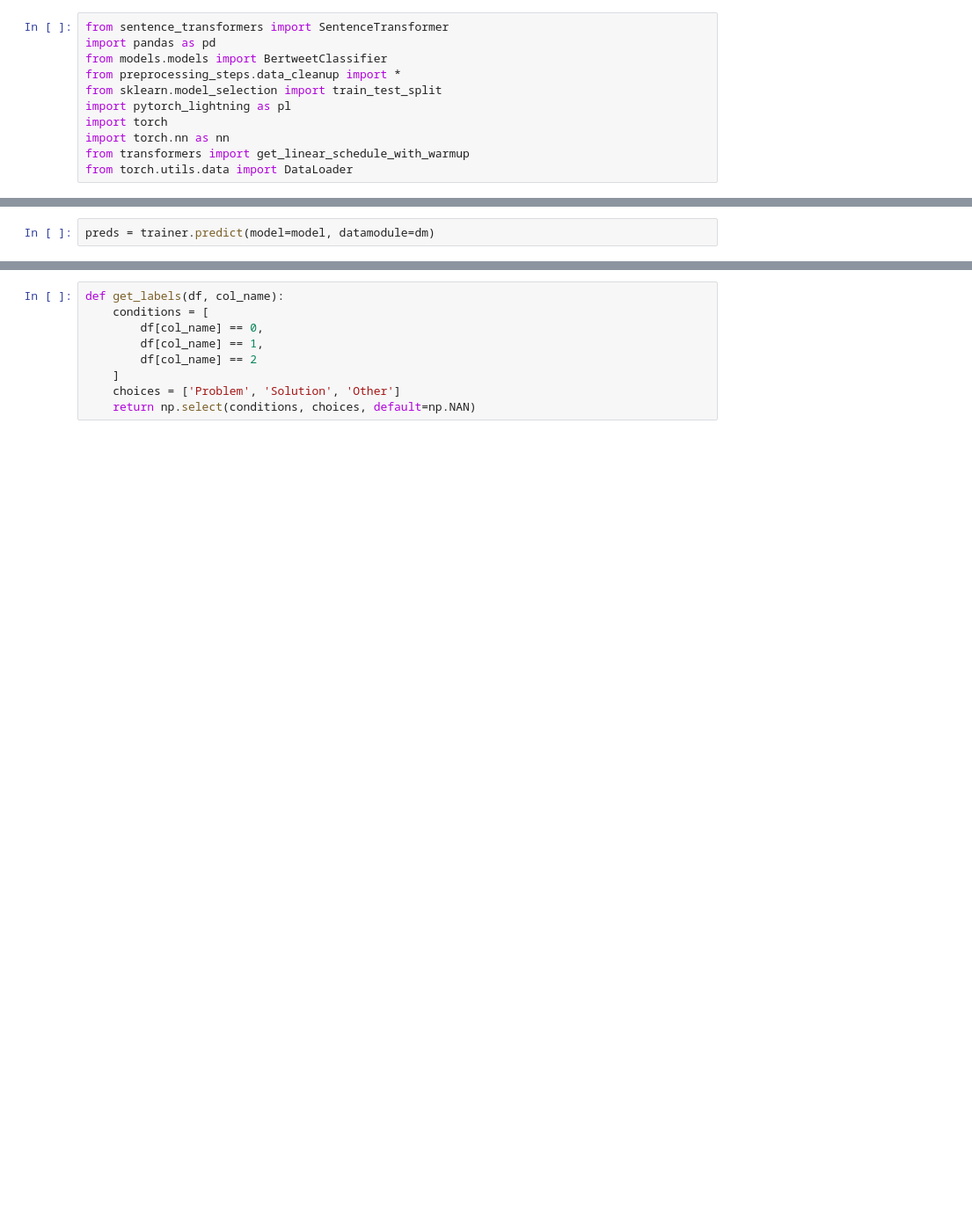
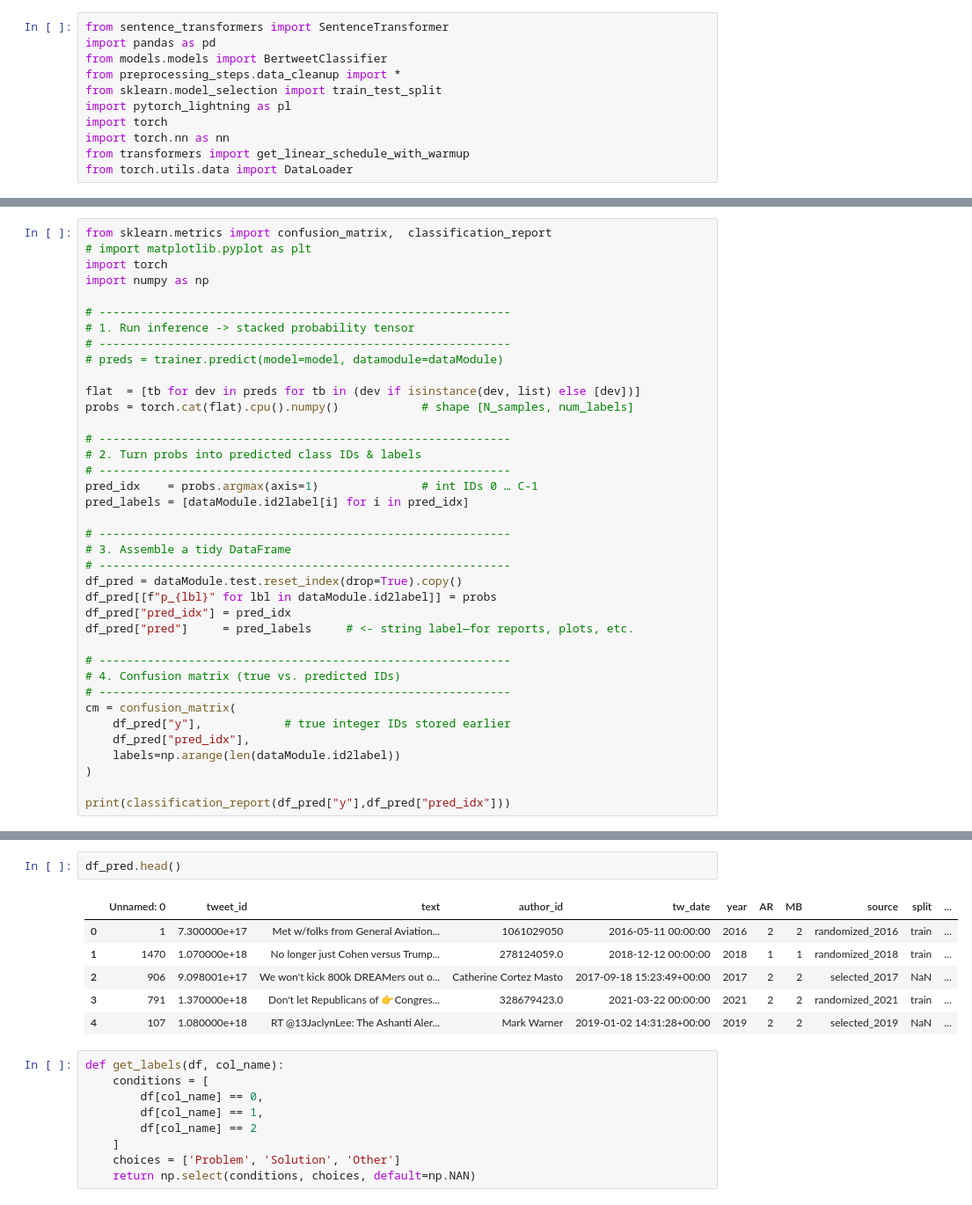
Before and after one commit to kertox662/label_tweets, a Jupyter notebook: train.ipynb, the cells around one changed output, grey strips where cells are left out. Shown: that part at 88% size. Drawn from its saved outputs; the diff is of its cells as text; blank space fills up the shorter version.

Commit message:
Added predict_loader

```diff
--- a/train.ipynb
+++ b/train.ipynb
@@ -219,2 +249,0 @@ print(test_metrics)
-# %%
-preds = trainer.predict(model=model, datamodule=dm)
@@ -227,0 +268,38 @@ Other: 2
+# %%
+from sklearn.metrics import confusion_matrix,  classification_report
+# import matplotlib.pyplot as plt
+import torch
+import numpy as np
+
+# ------------------------------------------------------------
+# 1. Run inference -> stacked probability tensor
+# ------------------------------------------------------------
+# preds = trainer.predict(model=model, datamodule=dataModule)
+
+flat  = [tb for dev in preds for tb in (dev if isinstance(dev, list) else [dev])]
+probs = torch.cat(flat).cpu().numpy()            # shape [N_samples, num_labels]
+
+# ------------------------------------------------------------
+# 2. Turn probs into predicted class IDs & labels
+# ------------------------------------------------------------
+pred_idx    = probs.argmax(axis=1)               # int IDs 0 … C-1
+pred_labels = [dataModule.id2label[i] for i in pred_idx]
+
+# ------------------------------------------------------------
+# 3. Assemble a tidy DataFrame
+# ------------------------------------------------------------
+df_pred = dataModule.test.reset_index(drop=True).copy()
+df_pred[[f"p_{lbl}" for lbl in dataModule.id2label]] = probs
+df_pred["pred_idx"] = pred_idx
+df_pred["pred"]     = pred_labels     # <- string label—for reports, plots, etc.
+
+# ------------------------------------------------------------
+# 4. Confusion matrix (true vs. predicted IDs)
+# ------------------------------------------------------------
+cm = confusion_matrix(
+    df_pred["y"],            # true integer IDs stored earlier
+    df_pred["pred_idx"],
+    labels=np.arange(len(dataModule.id2label))
+)
+
+print(classification_report(df_pred["y"],df_pred["pred_idx"]))
@@ -228,3 +317,12 @@ Other: 2
+# %%
+df_pred.head()
+# %% [output]
+|  | Unnamed: 0 | tweet_id | text | author_id | tw_date | year | AR | MB | source | split | ... |
+| 0 | 1 | 7.300000e+17 | Met w/folks from General Aviation... | 1061029050 | 2016-05-11 00:00:00 | 2016 | 2 | 2 | randomized_2016 | train | ... |
+| 1 | 1470 | 1.070000e+18 | No longer just Cohen versus Trump... | 278124059.0 | 2018-12-12 00:00:00 | 2018 | 1 | 1 | randomized_2018 | train | ... |
+| 2 | 906 | 9.098001e+17 | We won't kick 800k DREAMers out o... | Catherine Cortez Masto | 2017-09-18 15:23:49+00:00 | 2017 | 2 | 2 | selected_2017 | NaN | ... |
+| 3 | 791 | 1.370000e+18 | Don't let Republicans of 👉Congres... | 328679423.0 | 2021-03-22 00:00:00 | 2021 | 2 | 2 | randomized_2021 | train | ... |
+| 4 | 107 | 1.080000e+18 | RT @13JaclynLee: The Ashanti Aler... | Mark Warner | 2019-01-02 14:31:28+00:00 | 2019 | 2 | 2 | selected_2019 | NaN | ... |
 # %%
 def get_labels(df, col_name):
     conditions = [
```
Also changed, not shown: parts of 9 cells of this notebook.
